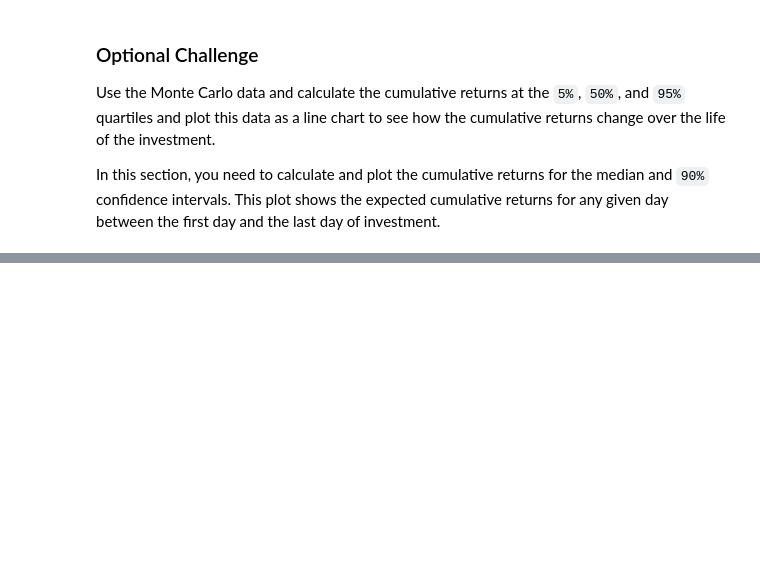
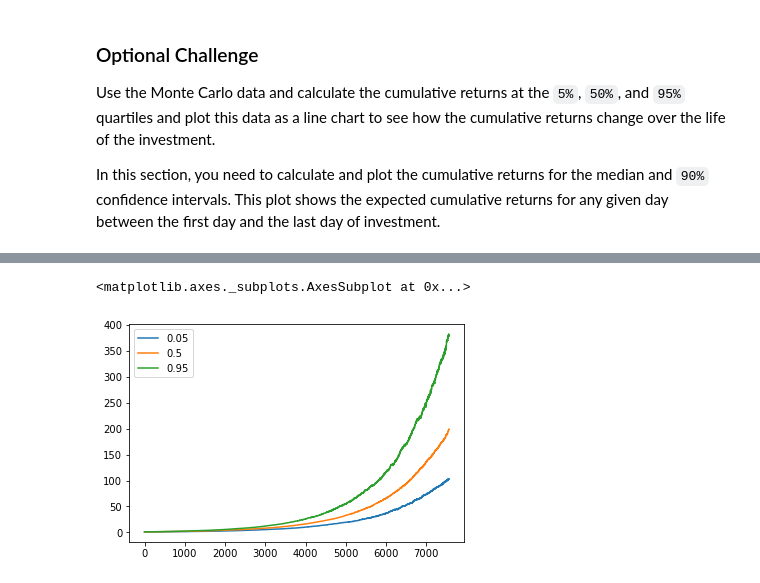
Before and after one commit to Askelan-cyber/python-homework, a Jupyter notebook: API Homework/portfolio_planner.ipynb, the cells around one changed output, grey strips where cells are left out. Saved outputs shown, nothing was run; the diff lists cells and outputs as text; code cells hidden in the pictures; blank space fills up the shorter version.

```diff
--- a/API Homework/portfolio_planner.ipynb
+++ b/API Homework/portfolio_planner.ipynb
@@ -189,5 +297,6 @@ Use the Monte Carlo data and calculate the cumulative returns at the `5%`, `50%`
 In this section, you need to calculate and plot the cumulative returns for the median and `90%` confidence intervals. This plot shows the expected cumulative returns for any given day between the first day and the last day of investment.
 # %%
 # Compute projected returns
-
+returns = portfolio_cum_returns.quantile(q=[.05, .5, .95], axis=1).T
 # Display sample data
+returns
@@ -194,5 +317,9 @@ In this section, you need to calculate and plot the cumulative returns for the m
 # %%
 # Plot the cumulative returns over time
+returns.plot()
+# %% [output]
+<matplotlib.axes._subplots.AxesSubplot at 0x...>
+[figure, added]
 # %%
 # Compute portfolio performance over time
 
```
Also changed, not shown: parts of 21 cells of this notebook, 1 other file.
